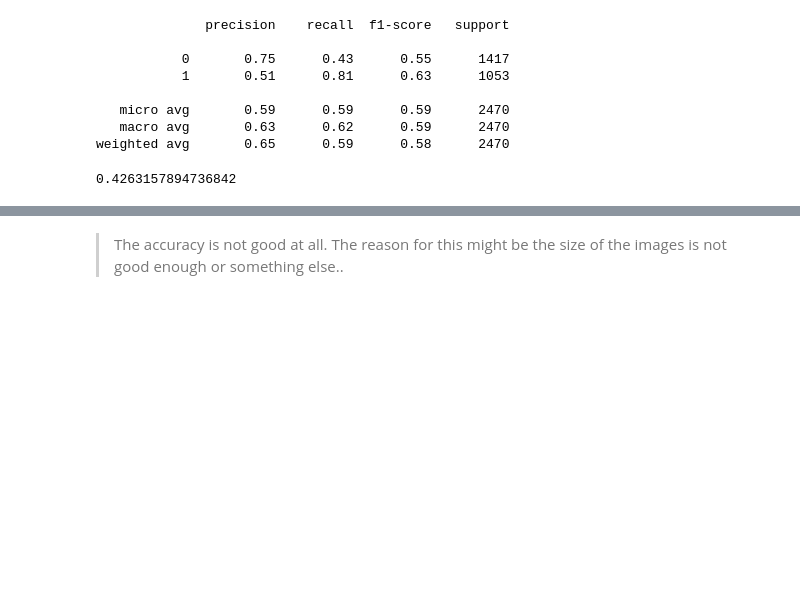
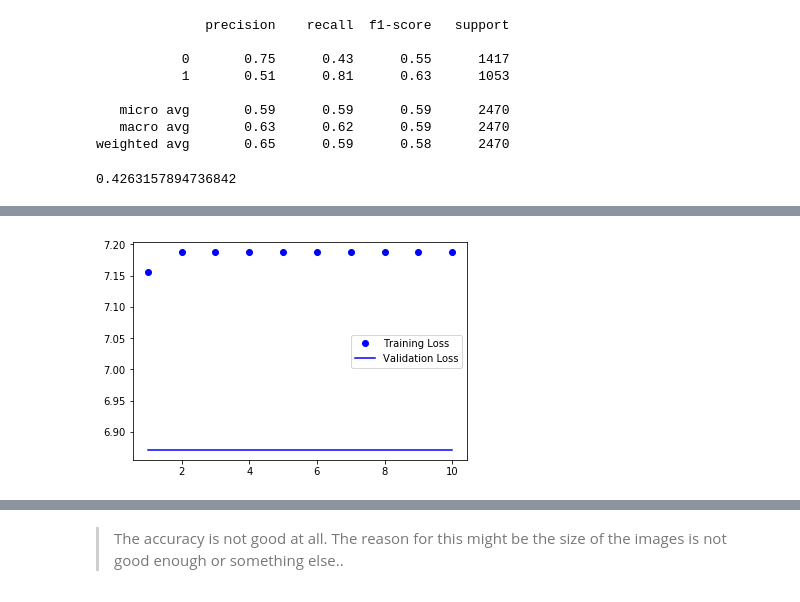
Before and after one commit to oserttas-math/MalariaDayApr25, a Jupyter notebook: notebooks/Version1.0.ipynb, the cells around one changed output, grey strips where cells are left out. Cells and saved outputs as stored; diff of their text form; code cells hidden in the pictures; blank space fills up the shorter version.

Commit message:
reports added

```diff
--- a/notebooks/Version1.0.ipynb
+++ b/notebooks/Version1.0.ipynb
@@ -301,7 +287,5 @@ KNeighborsClassifier(algorithm='auto', leaf_size=30, metric='minkowski',
            weights='uniform')
 # %%
 # results
-val_data_reshaped = val_data_scaled.reshape(-1,64*64*3)
-
 acc = model_knn.score(val_data_reshaped, val_labels_encoded)
 print("[INFO] raw pixel accuracy: {:.2f}%".format(acc*100))
@@ -336,0 +324,17 @@ val_labels_encoded.sum() / val_labels_encoded.shape[0]
+# %%
+from keras.models import Sequential
+from keras import layers
+
+
+
+BATCH_SIZE = 128
+NUM_CLASSES = 2
+EPOCHS = 10
+
+
+model_snn = Sequential()
+# flatten the tensor for Dense layers since each sample has 64x64x3 elements enter this
+model_snn.add(layers.Dense(512, activation='relu', input_shape=(64*64*3,)))
+model_snn.add(layers.Dense(64, activation='relu'))
+model_snn.add(layers.Dense(1, activation='sigmoid'))
+model_snn.summary()
@@ -336,0 +355,12 @@ val_labels_encoded.sum() / val_labels_encoded.shape[0]
+# %%
+# Dense layers needs to 2D data so use reshaped forms
+print('[INFO] compiling model...')
+model_snn.compile(loss='binary_crossentropy',
+                  optimizer='rmsprop',
+                  metrics=['accuracy'])
+
+H = model_snn.fit(train_data_reshaped,
+                  train_labels_encoded,
+                  epochs=EPOCHS,
+                  batch_size=BATCH_SIZE,
+                  validation_data=(val_data_reshaped, val_labels_encoded))
@@ -336,0 +385,12 @@ val_labels_encoded.sum() / val_labels_encoded.shape[0]
+# %%
+history_dict = H.history
+loss_values = history_dict['loss']
+val_loss_values = history_dict['val_loss']
+epochs = range(1, len(history_dict['acc']) + 1)
+plt.plot(epochs, loss_values, 'bo', label='Training Loss')
+plt.plot(epochs, val_loss_values, 'b', label='Validation Loss')
+plt.legend()
+plt.savefig('../reports/figures/SimpleNNLoss.png')
+plt.show()
+# %% [output]
+[figure, added]
```
Also changed, not shown: parts of 29 cells of this notebook, 11 other files.
